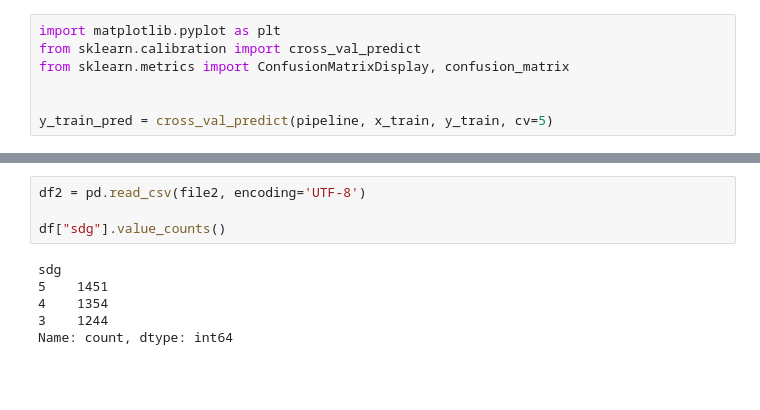
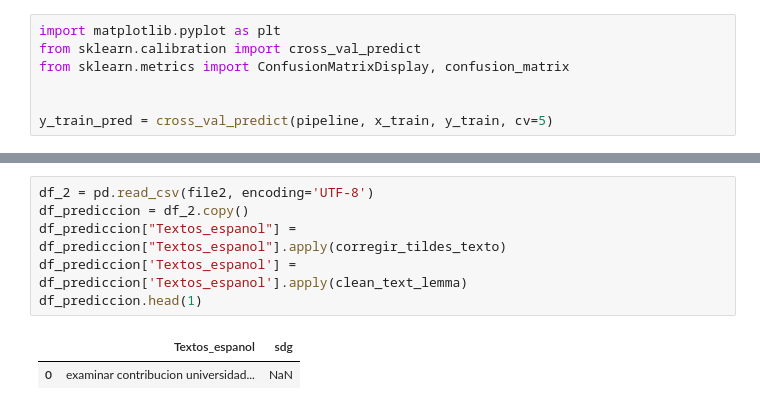
Before and after one commit to Sebasos01/BI_proyecto_1, a Jupyter notebook: proyecto_1_entrega_1.ipynb, the cells around one changed output, grey strips where cells are left out. Cells and saved outputs as stored; diff of their text form; blank space fills up the shorter version.

```diff
--- a/proyecto_1_entrega_1.ipynb
+++ b/proyecto_1_entrega_1.ipynb
@@ -669,10 +698,9 @@ F1 Score test: 0.9840261452939855
-# %%
-df2 = pd.read_csv(file2, encoding='UTF-8')
-
-df["sdg"].value_counts()
-# %% [output]
-sdg
-5    1451
-4    1354
-3    1244
-Name: count, dtype: int64
+# %%
+df_2 = pd.read_csv(file2, encoding='UTF-8')
+df_prediccion = df_2.copy()
+df_prediccion["Textos_espanol"] = df_prediccion["Textos_espanol"].apply(corregir_tildes_texto)
+df_prediccion['Textos_espanol'] = df_prediccion['Textos_espanol'].apply(clean_text_lemma)
+df_prediccion.head(1)
+# %% [output]
+|  | Textos_espanol | sdg |
+| 0 | examinar contribucion universidad... | NaN |
```
Also changed, not shown: parts of 15 cells of this notebook, 1 other file.
